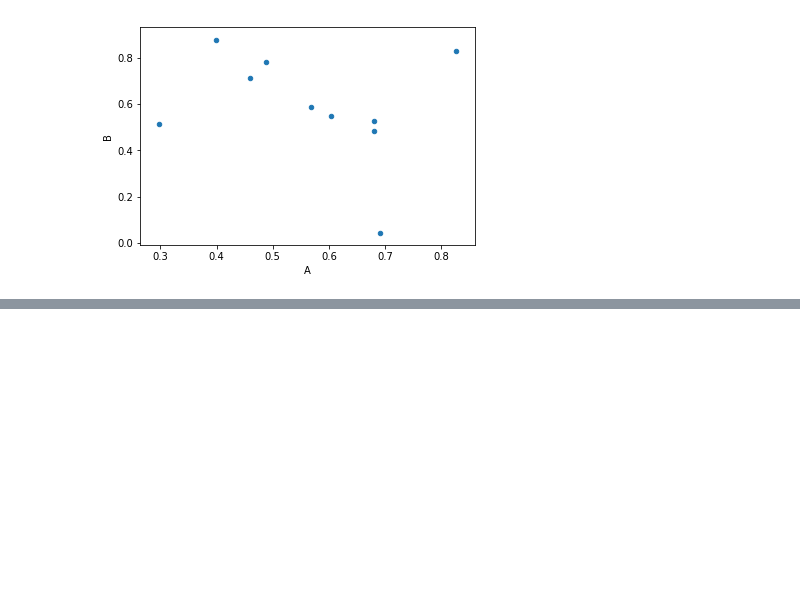
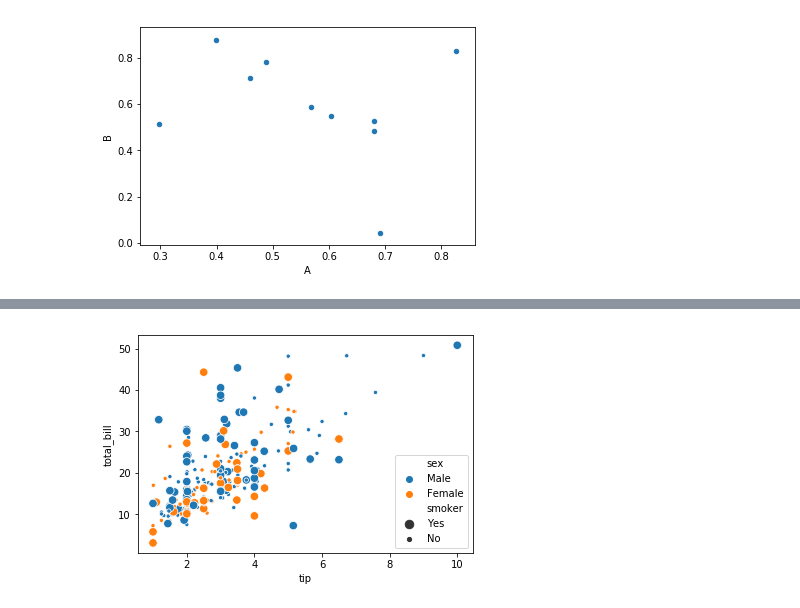
Before and after one commit to sachinyadav3496/SummerInternBatch2019, a Jupyter notebook: Batch10_30/data_science/4.Pandas.ipynb, the cells around one changed output, grey strips where cells are left out. Cells and saved outputs as stored; diff of their text form; code cells hidden in the pictures; blank space fills up the shorter version.

```diff
--- a/Batch10_30/data_science/4.Pandas.ipynb
+++ b/Batch10_30/data_science/4.Pandas.ipynb
@@ -288,0 +308,5 @@ df.plot(x='A',y='B',kind='scatter')
+# %%
+sns.scatterplot(x="tip",y="total_bill",data=data,hue="sex",size="smoker")
+plt.show()
+# %% [output]
+[figure, added]
```
Also changed, not shown: parts of 6 cells of this notebook.
